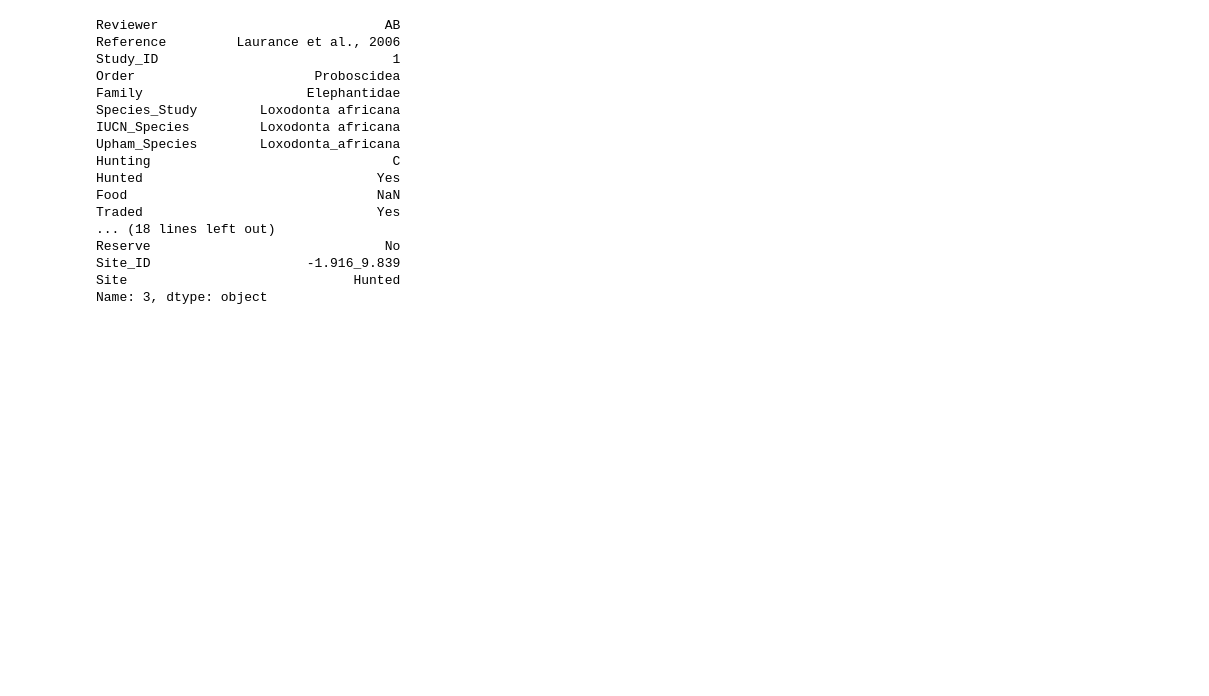
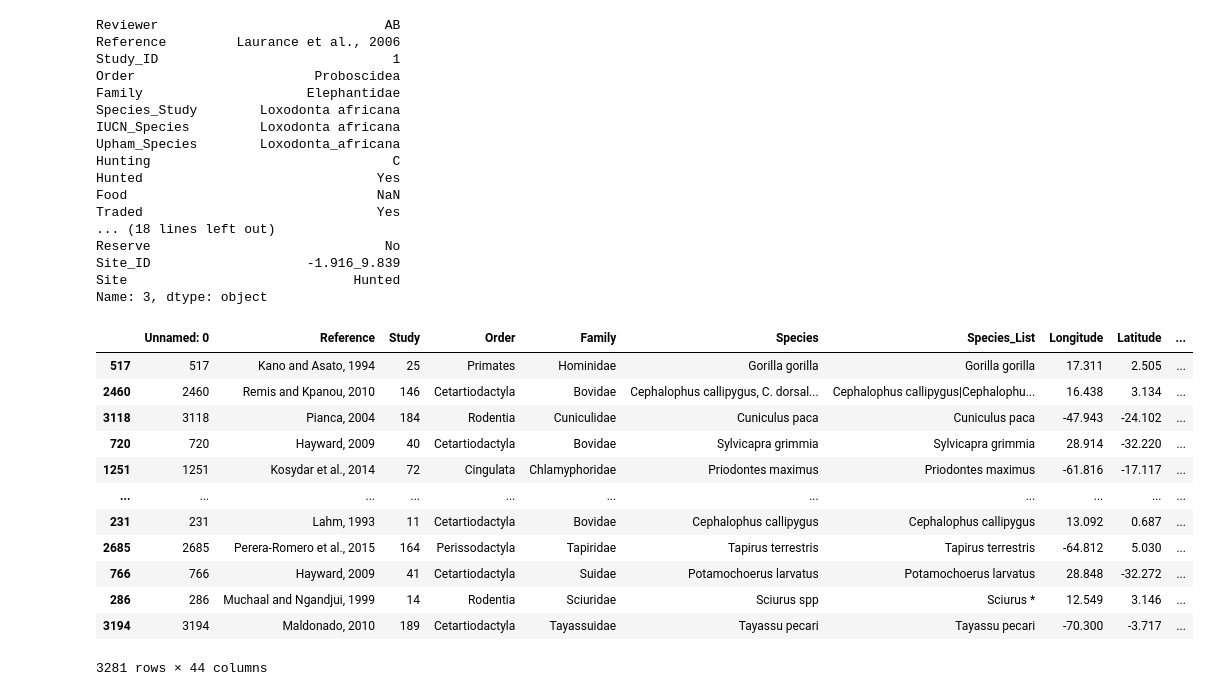
Before and after one commit to emiliolr/life-hunting, a Jupyter notebook: notebooks/scratch.ipynb, the cells around one changed output. Cells and saved outputs as stored; diff of their text form; code cells hidden in the pictures; blank space fills up the shorter version.

```diff
--- a/notebooks/scratch.ipynb
+++ b/notebooks/scratch.ipynb
@@ -667,3 +746,25 @@ Reserve                              No
 Site_ID                    -1.916_9.839
 Site                             Hunted
 Name: 3, dtype: object
+# %%
+d = pd.read_csv('/Users/emiliolr/Google Drive/My Drive/LIFE/datasets/derived_datasets/benitez_lopez2019_recreated/benitez_lopez2019_recreated_extended_w_pca.csv')
+# %%
+np.random.seed(1693)
+
+idxs = [i for i in range(d.shape[0])]
+t = np.random.choice(idxs, size = d.shape[0], replace = True)
+d.iloc[t]
+# %% [output]
+|  | Unnamed: 0 | Reference | Study | Order | Family | Species | Species_List | Longitude | Latitude | ... |
+| 517 | 517 | Kano and Asato, 1994 | 25 | Primates | Hominidae | Gorilla gorilla | Gorilla gorilla | 17.311 | 2.505 | ... |
+| 2460 | 2460 | Remis and Kpanou, 2010 | 146 | Cetartiodactyla | Bovidae | Cephalophus callipygus, C. dorsal... | Cephalophus callipygus|Cephalophu... | 16.438 | 3.134 | ... |
+| 3118 | 3118 | Pianca, 2004 | 184 | Rodentia | Cuniculidae | Cuniculus paca | Cuniculus paca | -47.943 | -24.102 | ... |
+| 720 | 720 | Hayward, 2009 | 40 | Cetartiodactyla | Bovidae | Sylvicapra grimmia | Sylvicapra grimmia | 28.914 | -32.220 | ... |
+| 1251 | 1251 | Kosydar et al., 2014 | 72 | Cingulata | Chlamyphoridae | Priodontes maximus | Priodontes maximus | -61.816 | -17.117 | ... |
+| ... | ... | ... | ... | ... | ... | ... | ... | ... | ... | ... |
+| 231 | 231 | Lahm, 1993 | 11 | Cetartiodactyla | Bovidae | Cephalophus callipygus | Cephalophus callipygus | 13.092 | 0.687 | ... |
+| 2685 | 2685 | Perera-Romero et al., 2015 | 164 | Perissodactyla | Tapiridae | Tapirus terrestris | Tapirus terrestris | -64.812 | 5.030 | ... |
+| 766 | 766 | Hayward, 2009 | 41 | Cetartiodactyla | Suidae | Potamochoerus larvatus | Potamochoerus larvatus | 28.848 | -32.272 | ... |
+| 286 | 286 | Muchaal and Ngandjui, 1999 | 14 | Rodentia | Sciuridae | Sciurus spp | Sciurus * | 12.549 | 3.146 | ... |
+| 3194 | 3194 | Maldonado, 2010 | 189 | Cetartiodactyla | Tayassuidae | Tayassu pecari | Tayassu pecari | -70.300 | -3.717 | ... |
+3281 rows × 44 columns
```
Also changed, not shown: parts of 7 cells of this notebook, 11 other files.
